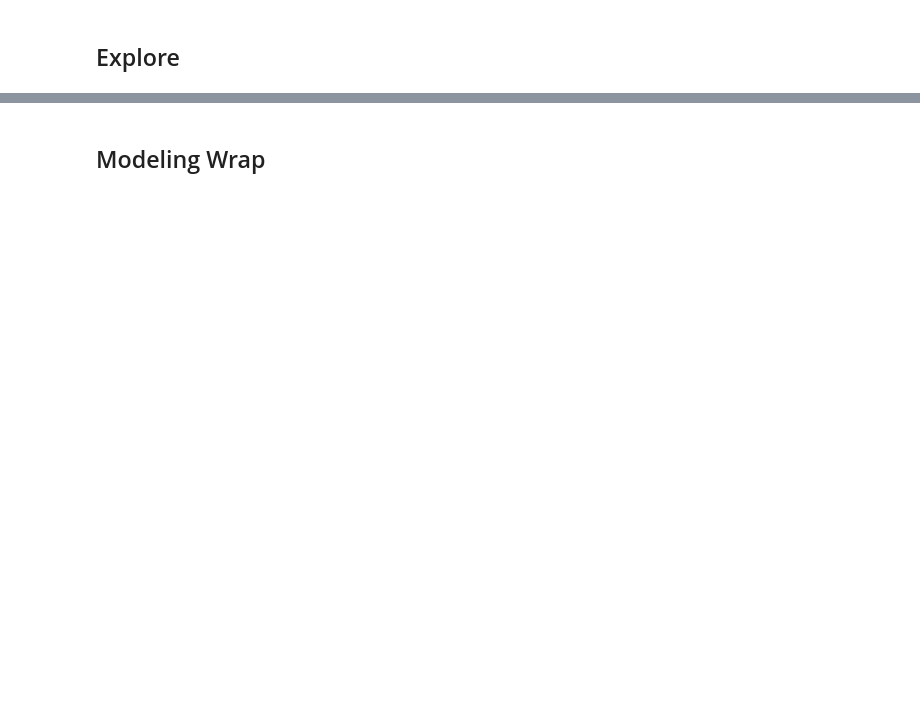
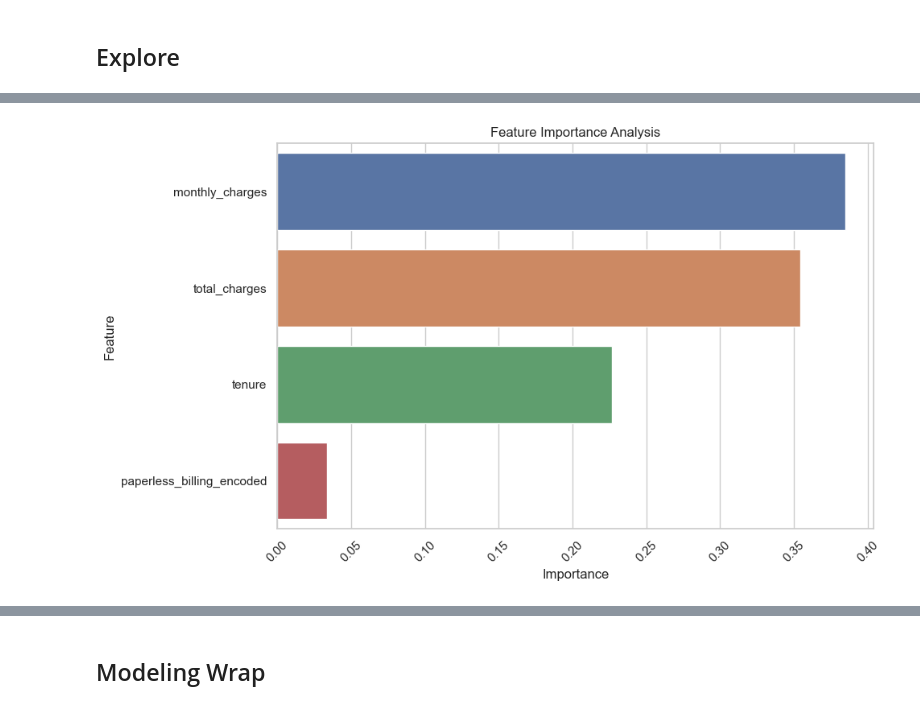
Before and after one commit to AswathyRadha100/Classification_Project, a Jupyter notebook: final_report.ipynb, the cells around one changed output, grey strips where cells are left out. Drawn from its saved outputs; the diff is of its cells as text; code cells hidden in the pictures; blank space fills up the shorter version.

```diff
--- a/final_report.ipynb
+++ b/final_report.ipynb
@@ -113,0 +610,74 @@ Printout of model code should read:
+# %%
+from sklearn.model_selection import train_test_split
+from sklearn.linear_model import LogisticRegression
+from sklearn.ensemble import RandomForestClassifier
+from sklearn.neighbors import KNeighborsClassifier
+from sklearn.metrics import accuracy_score, precision_score, recall_score, f1_score, roc_auc_score, confusion_matrix
+import pandas as pd
+import seaborn as sns
+import matplotlib.pyplot as plt
+
+
+# Logistic Regression
+logreg_model = LogisticRegression()
+logreg_model.fit(X_train, y_train)
+logreg_y_val_pred = logreg_model.predict(X_val)
+
+# Random Forest
+rf_model = RandomForestClassifier()
+rf_model.fit(X_train, y_train)
+rf_y_val_pred = rf_model.predict(X_val)
+
+# K-Nearest Neighbors (KNN)
+knn_model = KNeighborsClassifier()
+knn_model.fit(X_train, y_train)
+knn_y_val_pred = knn_model.predict(X_val)
+
+# Calculate evaluation metrics for each model
+def evaluate_model(y_true, y_pred, model_name):
+    accuracy = accuracy_score(y_true, y_pred)
+    precision = precision_score(y_true, y_pred)
+    recall = recall_score(y_true, y_pred)
+    f1 = f1_score(y_true, y_pred)
+    roc_auc = roc_auc_score(y_true, y_pred)
+
+    print(f"Model: {model_name}")
+    print(f"Accuracy: {accuracy:.4f}")
+    print(f"Precision: {precision:.4f}")
+    print(f"Recall: {recall:.4f}")
+    print(f"F1-Score: {f1:.4f}")
+    print(f"ROC-AUC: {roc_auc:.4f}")
+    print("confusion_matrix:")
+    print("---------------")
+    print(confusion_matrix(y_true, y_pred))
+    print("=" * 50)
+
+# Evaluate models
+evaluate_model(y_val, logreg_y_val_pred, "Logistic Regression")
+evaluate_model(y_val, rf_y_val_pred, "Random Forest")
+evaluate_model(y_val, knn_y_val_pred, "K-Nearest Neighbors")
+
+# Feature Importance Analysis using Random Forest
+rf_model.fit(X_train, y_train)
+feature_importances = rf_model.feature_importances_
+
+# Create a DataFrame to display feature importances along with their corresponding column names
+feature_importance_df = pd.DataFrame({'Feature': X_train.columns, 'Importance': feature_importances})
+
+# Sort the DataFrame by Importance in descending order
+feature_importance_df = feature_importance_df.sort_values(by='Importance', ascending=False)
+
+# Print the sorted feature importances
+print("\nFeature Importance Analysis:")
+print(feature_importance_df)
+
+# Plotting Feature Importance
+plt.figure(figsize=(10, 6))
+sns.barplot(data=feature_importance_df, x='Importance', y='Feature')
+plt.title("Feature Importance Analysis")
+plt.xlabel("Importance")
+plt.ylabel("Feature")
+plt.xticks(rotation=45)
+plt.tight_layout()
+plt.show()
+# %% [output]
@@ -113,0 +701 @@ Printout of model code should read:
+[figure, added]
```
Also changed, not shown: parts of 87 cells of this notebook.
